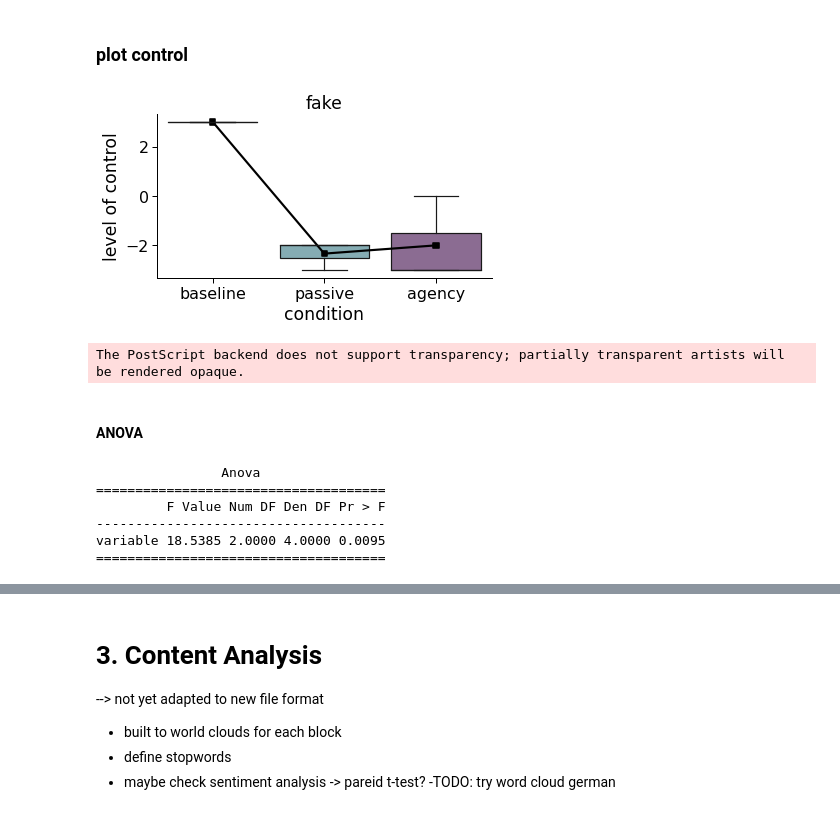
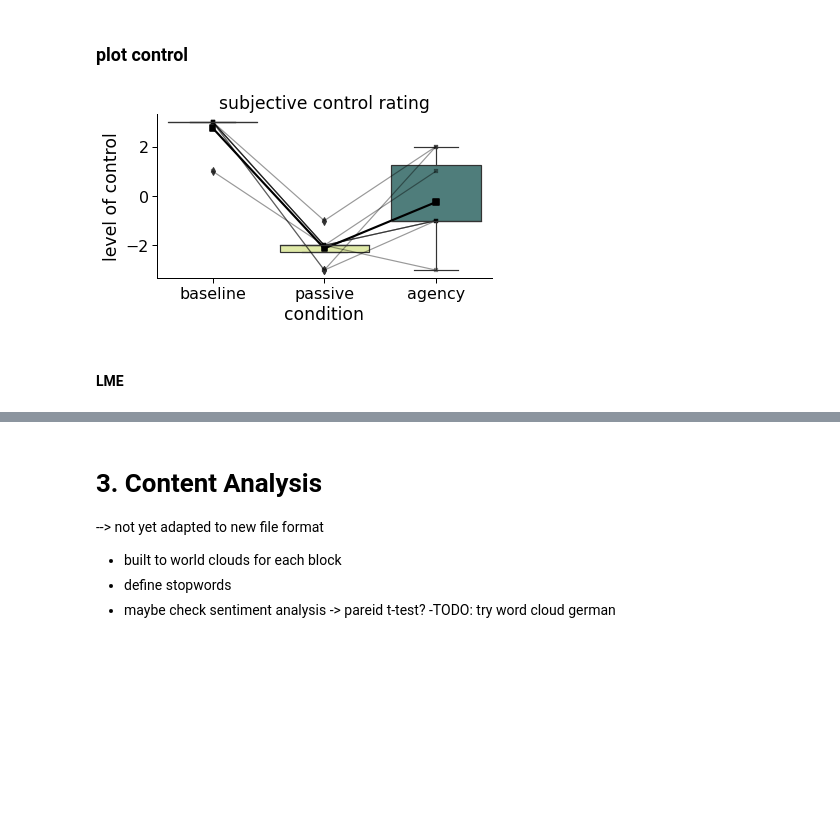
Before and after one commit to lukasgehrke/2021-fastReach, a Jupyter notebook: analyses/Leonie_tests/analysis_short.ipynb, the cells around one changed output, grey strips where cells are left out. Cells and saved outputs as stored; diff of their text form; code cells hidden in the pictures; blank space fills up the shorter version.

```diff
--- a/analyses/Leonie_tests/analysis_short.ipynb
+++ b/analyses/Leonie_tests/analysis_short.ipynb
@@ -37,6 +37,8 @@ p= "C://Users/terfu/Desktop/2021-fastReach/data/study/" #repository for output
 # %%
 # load data
 behavior_raw= pd.read_csv( p + 'PI_results_design.csv')
+
+
 
 # set data types
 behavior_raw[['ed','rt']] = behavior_raw[['ed','rt']].apply(pd.to_numeric, axis=1)
@@ -44,6 +46,11 @@ behavior_raw[['ed','rt']] = behavior_raw[['ed','rt']].apply(pd.to_numeric, axis=
 behavior_raw['rd'] = behavior_raw['rd'].astype("string")  # needs to be string before category for R conversion
 
 behavior_raw[['rd','condition']] = behavior_raw[['rd','condition']].astype("category")
+
+
+# delete VP 18 (did not follow instructions in block 3)
+
+behavior_raw =  behavior_raw.loc[behavior_raw["id"] !=18]
 # %% [markdown]
 ### check raw data (rection times and estimated times)
 # %%
@@ -453,17 +363,22 @@ P-values adjusted by bonf method for 3 comparisons
 # %% [markdown]
 # 3. subjective data
 # %%
-questionaire= pd.read_excel(p + 'questionaire.xlsx') #read from repository 'remove test_data
+questionaire= pd.read_excel(p + 'questionaire.xlsx')
+
+good_pid = ['12', '14', '15', '16', '17', '19', '20', '21']
+questionaire['pID'] = questionaire['pID'].astype(str)
+questionaire = questionaire.loc[questionaire['pID'].isin(good_pid)]
+
 
 questionaire_long = questionaire.melt(id_vars= ['pID'],value_vars=['baseline','passive','agency'])
 # %% [markdown]
 ### plot control
 # %%
-palette = ['#365c8d','#E5E4E2','#899499','#4ac16d', '#277f8e','#440154']
+palette = ['#576683', '#E4f392', '#337775']
 cats= ['item_baseline', 'item_passive', 'item_agency']
 ylabel = 'level of control'
 xlabel = 'condition'
-title = 'fake'
+title = 'subjective control rating'
 data = questionaire_long
 y = 'value'
 x = 'variable'
@@ -471,65 +386,49 @@ hue = 'pID'
 
 #cohend(data,x,y, cats)
 # %%
-#test-- > to be integrated into plot_3_cats?
-
-cats_0 = data[data[x]==cats[0]]
-cats_1 = data[data[x]==cats[1]]
-cats_2 = data[data[x]==cats[2]]
-
-pairs = [(cats[0], cats[1],cats[1])]
+#adapt
 
 with sns.plotting_context('paper', font_scale = 1.8):
 
         ### Create new plot
         fig, ax = plt.subplots(1, 1, figsize=(6,3))
         fig.patch.set_alpha(1)
 
         sns.despine() #bottom=True, left=True
          # show boxplots
-        ax = sns.boxplot(data = data, x = x, y = y,  palette= palette[3:6])
+        ax = sns.boxplot(data = data, x = x, y = y,  palette= palette)
         for patch in ax.patches: # adapt alpha
              r, g, b, a = patch.get_facecolor()
-             patch.set_facecolor((r, g, b, .6))
-
-        # show lines connecting pid means observations
-        #sns.lineplot(data = data, x = x, y = y, hue = hue,
-        #            legend = False, linewidth = 0.5, linestyle = '-',ci =None,color = 'grey', alpha=0.8)
-
+             patch.set_facecolor((r, g, b, .9))
 
 
         # show line connecting means
         sns.pointplot(
             data = data,x = x, y = y,
             markers="s",linewidth = 1, size = 6, ci =None,color = 'black',legend = False)
+
+        # pId means
+
+        ax = sns.lineplot(data = data, x = x, y = y,hue = hue, palette = sns.color_palette(['black'],8),legend = False,alpha=0.4)
+
+        ax = sns.scatterplot(data=data, x=x, y=y,s=10, legend= True, marker="s",color = 'black',edgecolor = 'black',alpha=0.4)
 
         #sns.scatterplot(data = data,x = x, y = y, markers="^",color = 'black')
 
 
 
         # Label and show
         # label_plot_for_subcats(ax)
         ax.set_title(title)
         ax.set_ylabel(ylabel)
         ax.set_xlabel(xlabel)
 
 
 
         plt.show()
-        fig.savefig('results/'+title + '_' + ylabel + '_' + xlabel + '.svg', format='eps', transparent=True, bbox_inches='tight', dpi=300)
+        fig.savefig('results/'+title + '_' +'.svg', format='svg', transparent=True, bbox_inches='tight', dpi=300)
+        fig.savefig('results/'+title + '_' +'.png', format='png', transparent=True, bbox_inches='tight', dpi=300)
 # %% [output]
-[figure, old version]
+[figure, new version]
-The PostScript backend does not support transparency; partially transparent artists will be rendered opaque.
 # %% [markdown]
-#### ANOVA
+#### LME
-# %%
-
-print(AnovaRM(data=questionaire_long, depvar='value',
-              subject='pID', within=['variable']).fit())
-# %% [output]
-                Anova
-=====================================
-         F Value Num DF Den DF Pr > F
--------------------------------------
-variable 18.5385 2.0000 4.0000 0.0095
-=====================================
```
Also changed, not shown: parts of 23 cells of this notebook, 35 other files.
